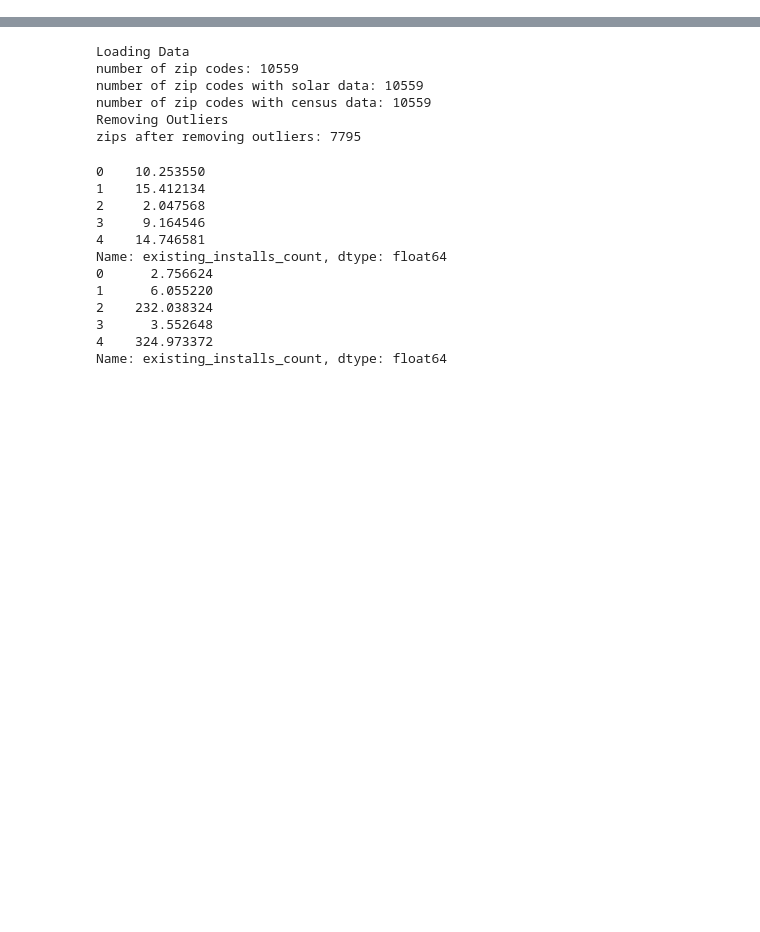
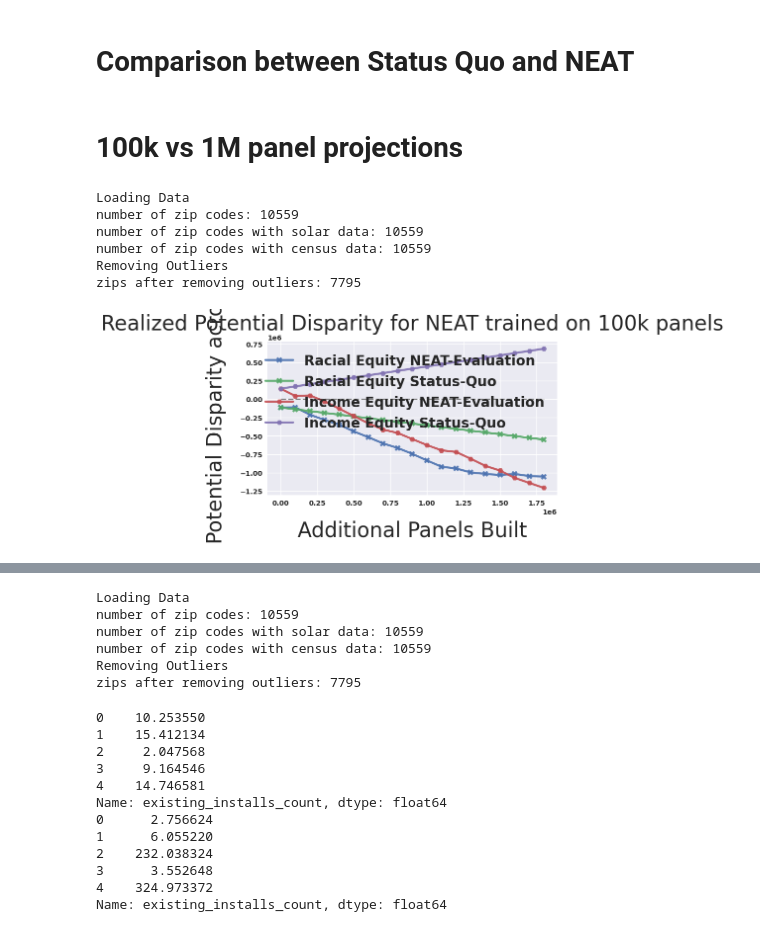
Before and after one commit to escapeprograms/SunSight, a Jupyter notebook: Visualization/neat_visualize.ipynb, the cells around one changed output, grey strips where cells are left out. Drawn from its saved outputs; the diff is of its cells as text; code cells hidden in the pictures; blank space fills up the shorter version.

```diff
--- a/Visualization/neat_visualize.ipynb
+++ b/Visualization/neat_visualize.ipynb
@@ -11,0 +34,2 @@ from Neat.saving_util import *
+# %% [markdown]
+# Comparison between Status Quo and NEAT
@@ -11,0 +51,25 @@ from Neat.saving_util import *
+# %% [markdown]
+# 100k vs 1M panel projections
+# %%
+model_path = "Neat/models/panel experiment/NEAT_model100k.pkl"
+load = True #set this to False if using a new model
+save_label = "100k_panels" #get different projection saves
+
+combined_df = make_dataset(remove_outliers=True)
+state_df = load_state_data(combined_df, load="Clean_Data/data_by_state.csv")
+
+max_num_added = 1850000
+Energy_projections, Energy_picked = create_projections(combined_df, state_df, n=max_num_added, load=load, metric='energy_generation_per_panel', model_path=model_path, save_label=save_label)
+Carbon_offset_projections, Carbon_offset_picked = create_projections(combined_df, state_df, n=max_num_added, load=load, metric='carbon_offset_kg_per_panel', model_path=model_path, save_label=save_label)
+Racial_equity_projections = create_equity_projections(combined_df, Energy_picked, n=max_num_added, load=load, metric="black_prop", save_label=save_label)
+Income_equity_projections = create_equity_projections(combined_df, Energy_picked, n=max_num_added, load=load, metric="Median_income", save_label=save_label)
+
+plot_comparison([Racial_equity_projections, Income_equity_projections], "Status-Quo", "NEAT-Evaluation", metric_labels = ['Racial Equity', 'Income Equity'], interval = 100000, title="Realized Potential Disparity for NEAT trained on 100k panels", ylabel="Realized Potential Disparity across Median")
+# %% [output]
+Loading Data
+number of zip codes: 10559
+number of zip codes with solar data: 10559
+number of zip codes with census data: 10559
+Removing Outliers
+zips after removing outliers: 7795
+[figure, added]
```
Also changed, not shown: parts of 6 cells of this notebook, 34 other files.
